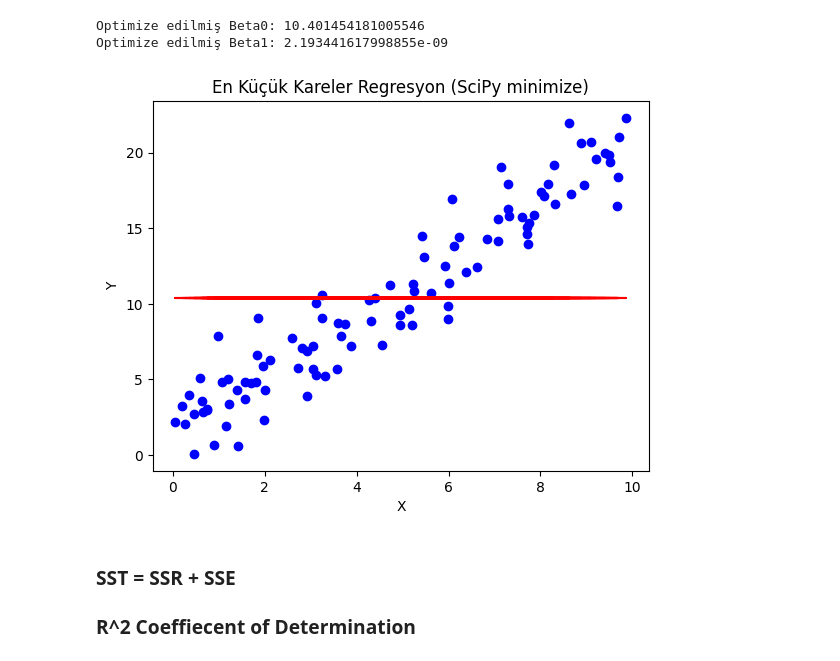
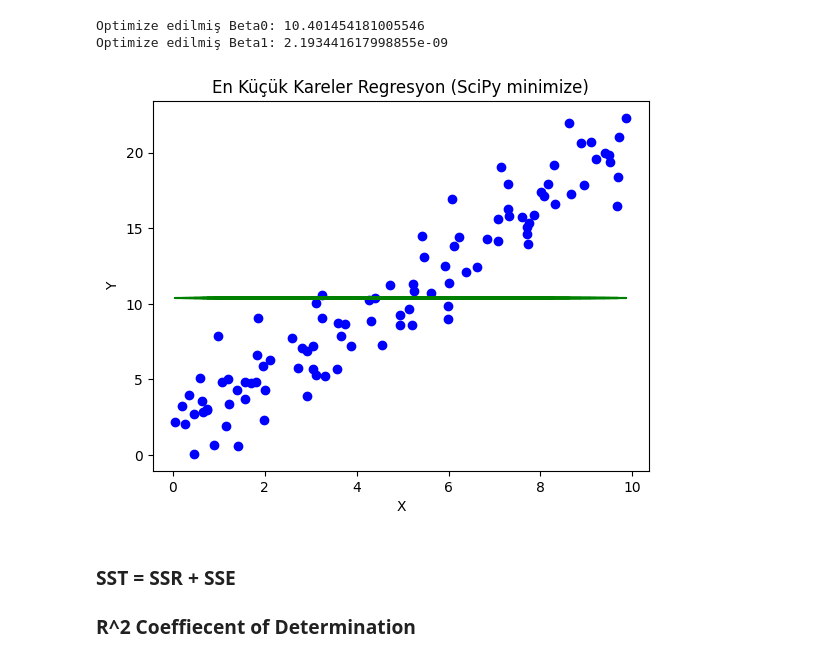
Before and after one commit to ugurozerw/dataKaralamadefteri, a Jupyter notebook: linReg.ipynb, the cells around one changed output. Saved outputs shown, nothing was run; the diff lists cells and outputs as text; code cells hidden in the pictures.

```diff
--- a/linReg.ipynb
+++ b/linReg.ipynb
@@ -90,13 +90,13 @@ Optimize edilmiş Beta1: 2.193441617998855e-09
 # %%
 # Optimize edilmiş regresyon eğrisini çizelim
 plt.scatter(X, Y, color='blue')
-plt.plot(X, beta0_optimized + beta1_optimized * X, color='red')
+plt.plot(X, beta0_optimized + beta1_optimized * X, color='green')
 plt.xlabel('X')
 plt.ylabel('Y')
 plt.title('En Küçük Kareler Regresyon (SciPy minimize)')
 plt.show()
 # %% [output]
-[figure, old version]
+[figure, new version]
 # %% [markdown]
 <h3>SST = SSR + SSE</h3>
 
```
